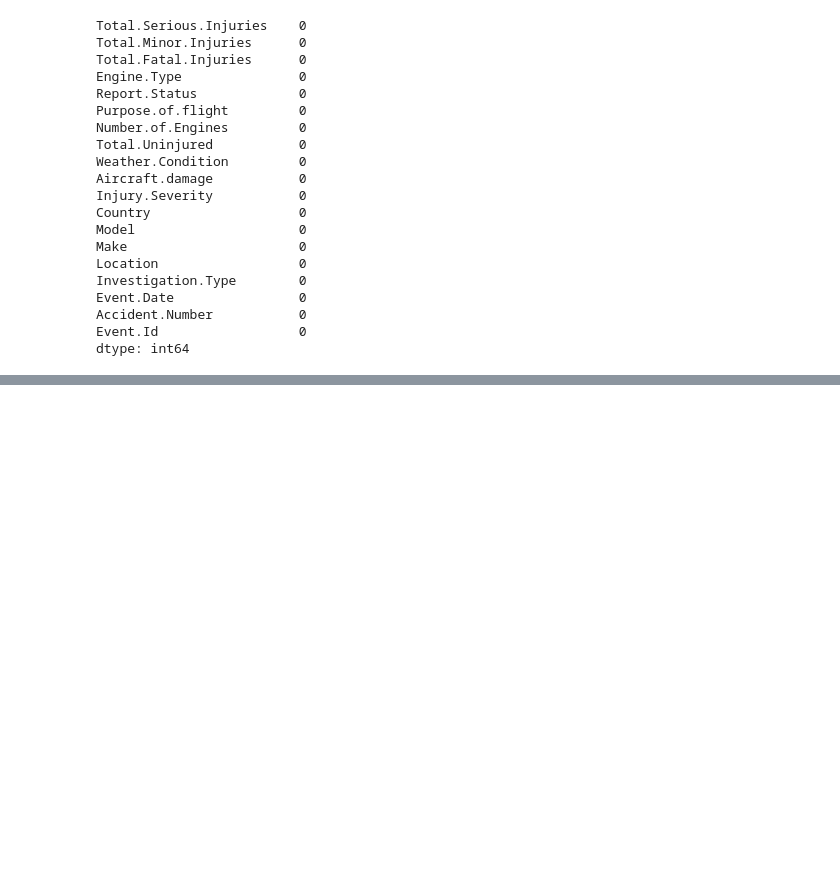
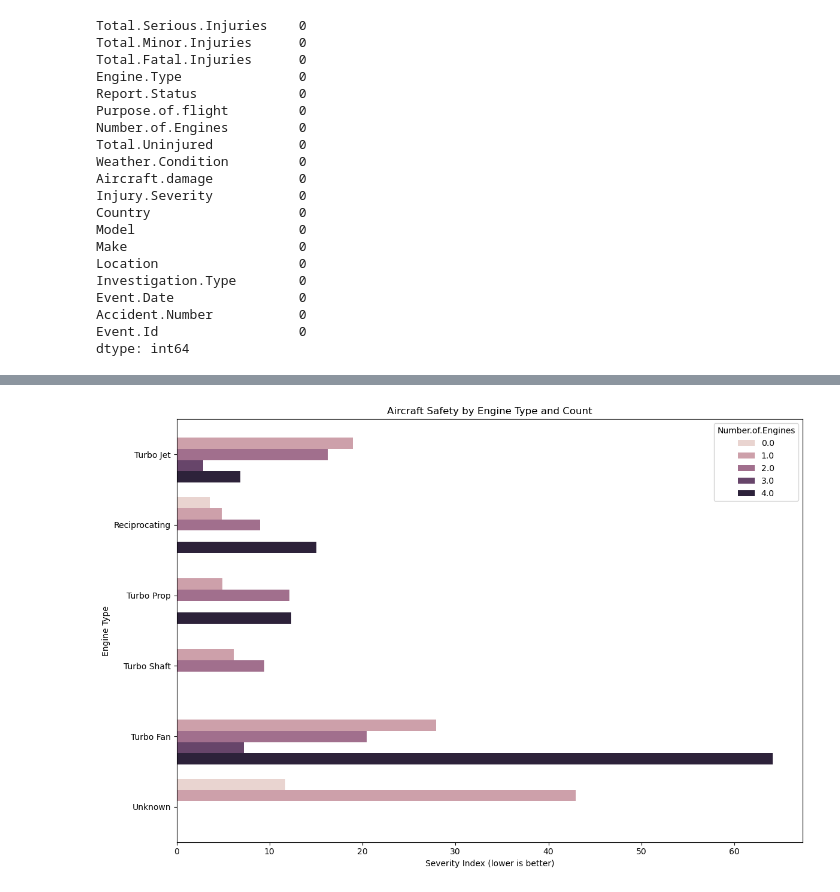
Before and after one commit to lewismwaki/aviation_accidents_analysis, a Jupyter notebook: aviation_accidents_analysis.ipynb, the cells around one changed output, grey strips where cells are left out. Cells and saved outputs as stored; diff of their text form; code cells hidden in the pictures; blank space fills up the shorter version.

```diff
--- a/aviation_accidents_analysis.ipynb
+++ b/aviation_accidents_analysis.ipynb
@@ -328,0 +336,6 @@ dtype: int64
+# %%
+df['Aircraft'] = df.apply(lambda x: f"{x['Make'].lower()}_{x['Model']}".strip(), axis=1)
+df['Total.Injury.Rate'] = (df['Total.Fatal.Injuries'] + df['Total.Serious.Injuries'] + df['Total.Minor.Injuries']) / (df['Total.Fatal.Injuries'] + df['Total.Serious.Injuries'] + df['Total.Minor.Injuries'] + df['Total.Uninjured']) * 100
+# %%
+df['Event.Date'] = pd.to_datetime(df['Event.Date'])
+df = df[df['Event.Date'].dt.year >= 1990]
@@ -328,0 +467,21 @@ dtype: int64
+# %%
+# Group by engine type and number of engines
+engine_group = df.groupby(['Engine.Type', 'Number.of.Engines']).agg({
+    'Event.Id': 'count',
+    'Severity.Index': 'mean',
+}).reset_index()
+
+#get groups with at least 10 incidents
+engine_group = engine_group[engine_group['Event.Id'] >= 10].sort_values('Severity.Index')
+
+plt.figure(figsize=(12, 8))
+sns.barplot(x='Severity.Index', y='Engine.Type', hue='Number.of.Engines',
+            data=engine_group)
+plt.title('Aircraft Safety by Engine Type and Count')
+plt.xlabel('Severity Index (lower is better)')
+plt.ylabel('Engine Type')
+plt.tight_layout()
+plt.savefig('./images/Severity.Index_vs_EngineType.png')
+plt.show()
+# %% [output]
+[figure, added]
```
Also changed, not shown: parts of 47 cells of this notebook, 7 other files.
